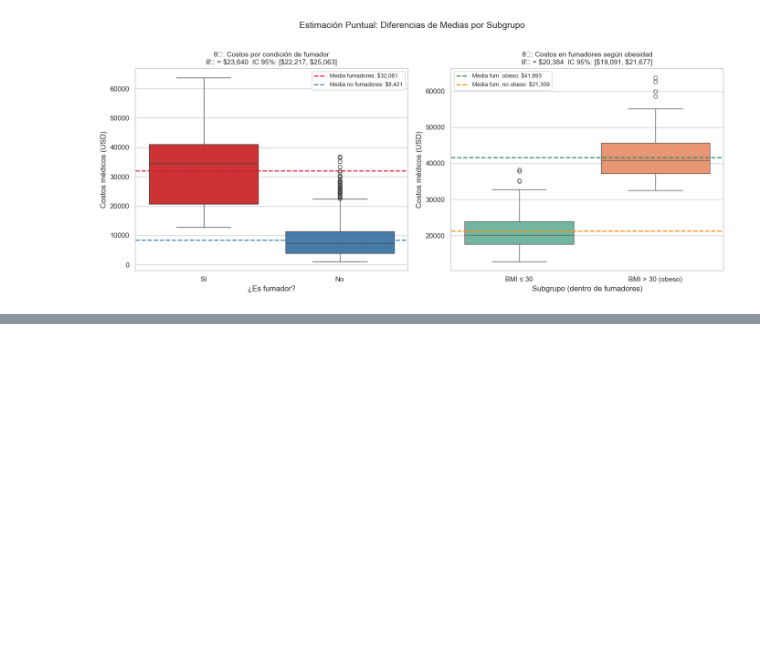
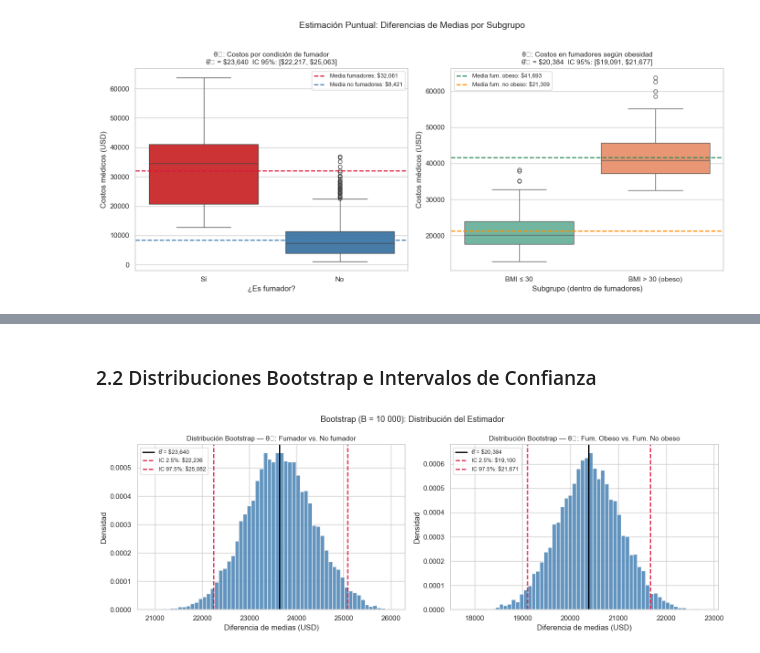
Before and after one commit to EmilioArayaG/Laboratorio_2_Estaca, a Jupyter notebook: lab2_grupo10.ipynb, the cells around one changed output, grey strips where cells are left out. Drawn from its saved outputs; the diff is of its cells as text; code cells hidden in the pictures; blank space fills up the shorter version.

```diff
--- a/lab2_grupo10.ipynb
+++ b/lab2_grupo10.ipynb
@@ -138,11 +141,11 @@ Ambos parámetros son **diferencias de medias entre subgrupos independientes**,
 
 ### 1.2 Estimación puntual clásica
 # %%
-# ── Estimación puntual clásica (intervalo de Welch) ────────────────────────────────────
+# ── Estimación puntual clásica (intervalo de Welch) ────────────────────────
 
 def estimacion_clasica(grupo1, grupo2, nombre_param, alpha=0.05):
     """
-    Calcula estimador puntual, error estándar e IC clásico para diferencia de medias.
+    Estimador puntual, error estándar e IC clásico para diferencia de medias.
     Usa aproximación de Welch (no asume igualdad de varianzas).
     """
     n1, n2 = len(grupo1), len(grupo2)
@@ -329,0 +346,28 @@ print(f"  IC percentil 95%: [${ic_theta2_boot[0]:,.2f}, ${ic_theta2_boot[1]:,.2f
+# %% [markdown]
+### 2.2 Distribuciones Bootstrap e Intervalos de Confianza
+# %%
+# ── Histogramas de distribuciones bootstrap ───────────────────────────────
+fig, axes = plt.subplots(1, 2, figsize=(14, 5))
+
+for ax, boot, ic, theta_hat, titulo in zip(
+    axes,
+    [theta1_boot, theta2_boot],
+    [ic_theta1_boot, ic_theta2_boot],
+    [resultado_theta1['θ̂ ($)'], resultado_theta2['θ̂ ($)']],
+    ['θ₁: Fumador vs. No fumador', 'θ₂: Fum. Obeso vs. Fum. No obeso']
+):
+    ax.hist(boot, bins=60, color='steelblue', edgecolor='white', alpha=0.85, density=True)
+    ax.axvline(theta_hat, color='black',   linestyle='-',  linewidth=2,   label=f'θ̂ = ${theta_hat:,.0f}')
+    ax.axvline(ic[0],     color='crimson', linestyle='--', linewidth=1.8, label=f'IC 2.5%: ${ic[0]:,.0f}')
+    ax.axvline(ic[1],     color='crimson', linestyle='--', linewidth=1.8, label=f'IC 97.5%: ${ic[1]:,.0f}')
+    ax.set_title(f'Distribución Bootstrap — {titulo}', fontsize=11)
+    ax.set_xlabel('Diferencia de medias (USD)')
+    ax.set_ylabel('Densidad')
+    ax.legend(fontsize=9)
+
+plt.suptitle('Bootstrap (B = 10 000): Distribución del Estimador', fontsize=13)
+plt.tight_layout()
+plt.savefig('fig_bootstrap_histogramas.png', dpi=150, bbox_inches='tight')
+plt.show()
+# %% [output]
+[figure, added]
```
Also changed, not shown: parts of 29 cells of this notebook, 6 other files.
